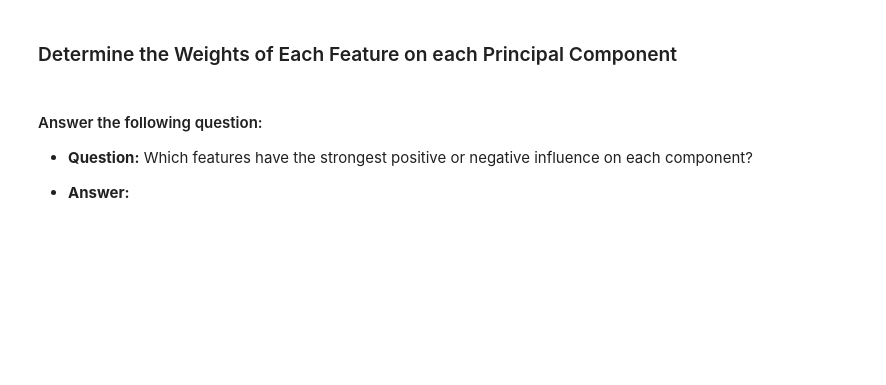
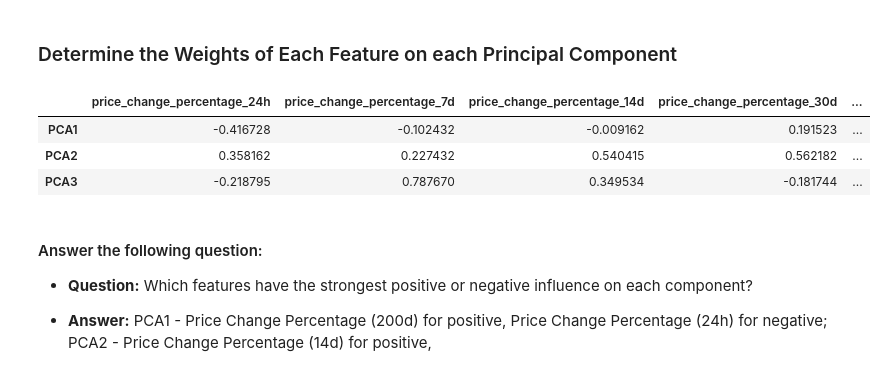
Before and after one commit to beptis/CryptoClustering, a Jupyter notebook: Crypto_Clustering_starter_code.ipynb, the cells around one changed output. Saved outputs shown, nothing was run; the diff lists cells and outputs as text; code cells hidden in the pictures; blank space fills up the shorter version.

```diff
--- a/Crypto_Clustering_starter_code.ipynb
+++ b/Crypto_Clustering_starter_code.ipynb
@@ -417,9 +417,22 @@ new_k4_cluster_df.hvplot.scatter(
 ### Determine the Weights of Each Feature on each Principal Component
 # %%
 # Use the columns from the original scaled DataFrame as the index.
+
+weights_df = pd.DataFrame(
+    pca.components_,
+    columns=scaled_df.columns,
+    index=['PCA1', 'PCA2', 'PCA3']
+)
+
+weights_df
+# %% [output]
+|  | price_change_percentage_24h | price_change_percentage_7d | price_change_percentage_14d | price_change_percentage_30d | ... |
+| PCA1 | -0.416728 | -0.102432 | -0.009162 | 0.191523 | ... |
+| PCA2 | 0.358162 | 0.227432 | 0.540415 | 0.562182 | ... |
+| PCA3 | -0.218795 | 0.787670 | 0.349534 | -0.181744 | ... |
 # %% [markdown]
 #### Answer the following question:
 
 * **Question:** Which features have the strongest positive or negative influence on each component?
 
-* **Answer:**
+* **Answer:** PCA1 - Price Change Percentage (200d) for positive, Price Change Percentage (24h) for negative; PCA2 - Price Change Percentage (14d) for positive,
```
Also changed, not shown: parts of 1 cell of this notebook.
